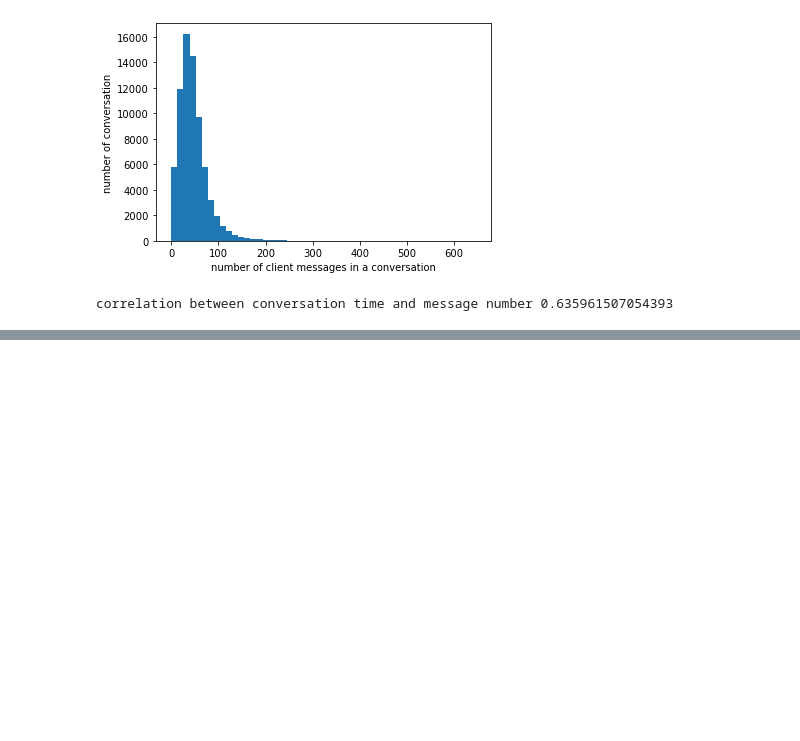
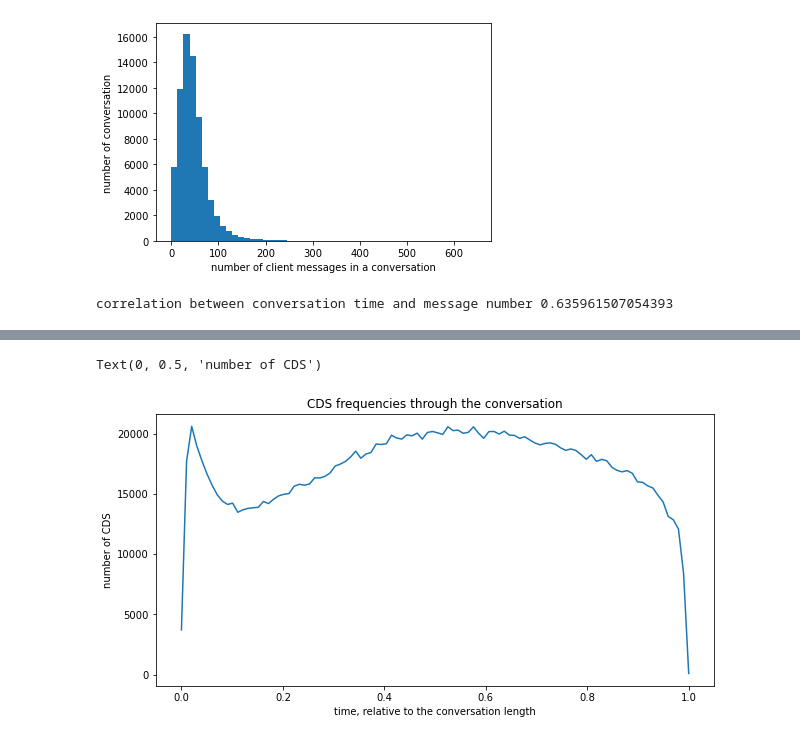
Before and after one commit to lougau92/MA2---Towards-real-time-support-for-a-suicide-prevention-hotline-operators-, a Jupyter notebook: EDA.ipynb, the cells around one changed output, grey strips where cells are left out. Drawn from its saved outputs; the diff is of its cells as text; code cells hidden in the pictures; blank space fills up the shorter version.

```diff
--- a/EDA.ipynb
+++ b/EDA.ipynb
@@ -31,5 +37,2 @@ for y in years:
-# %%
-# group by the messages by conversation
-df_all = df_all.groupby("event_id")
 # %%
 # total number of conversations
@@ -70,12 +90,28 @@ correlation between conversation time and message number 0.635961507054393
 # %%
-# for y in years:
+df_cds_per_time = pd.DataFrame(columns =['sec_since_start_norm','sum']);
 
-events =  os.listdir(image_folder_path+years[0])
+bins_nb = 100
+bins = np.linspace(0, 1, bins_nb)
+all_sums = np.zeros(bins_nb)
 
-# for e in events:
-# do stuff here for all the years and events. Unfortunately, the data is too heavy to be put in the same df
+for y in years:
+    print("year =",y)
+    events =  os.listdir(image_folder_path+y)
 
-df = pd.read_csv(image_folder_path+years[0]+'/'+events[0]+'/'+"CDS_results.tsv",sep= '\t')
-df["id"] = df["event_id"].astype("string") + df["message_id"].astype("string")
-df=df.set_index("id")
-df.drop(['event_id','message_id'],axis=1,inplace=True)
+    for e in events:
+    # do stuff here for all the years and events. Unfortunately, the data is too heavy to be put in the same df
+
+        df = pd.read_csv(image_folder_path+y+'/'+e+'/'+"CDS_results.tsv",sep= '\t')
+        df["id"] = df["event_id"].astype("string") + df["message_id"].astype("string")
+        df=df.set_index("id")
+        df.drop(['event_id','message_id'],axis=1,inplace=True)
+
+        dm = df.join(df_all)
+        max = dm.groupby("event_id").transform("max")
+        new_df = pd.DataFrame(columns =['sec_since_start_norm','sum'])
+        new_df['sec_since_start_norm'] = dm['sec_since_start']/max['sec_since_start'] # normalize the time by the conversation length
+        new_df['sum'] = dm.drop(['event_id','message_id','user_handle','sec_since_start'],axis=1).sum(axis = 1)
+        groups = new_df.groupby(np.digitize(new_df.sec_since_start_norm, bins)) # grouping per time bin
+        sums = groups.sum()['sum'] # cumulative sum of the CDS per time bin
+        all_sums = all_sums + sums.values # summing with the previous data folders
+    print("-------------------------------------------------------")
@@ -82 +129,10 @@ df.drop(['event_id','message_id'],axis=1,inplace=True)
+# %%
+plt.figure(figsize=(10,5))
+plt.title("CDS frequencies through the conversation")
+plt.plot(bins, all_sums)
+plt.xlabel('time, relative to the conversation length')
+plt.ylabel('number of CDS')
+# %% [output]
+Text(0, 0.5, 'number of CDS')
+[figure, added]
 # %%
```
Also changed, not shown: parts of 23 cells of this notebook.
